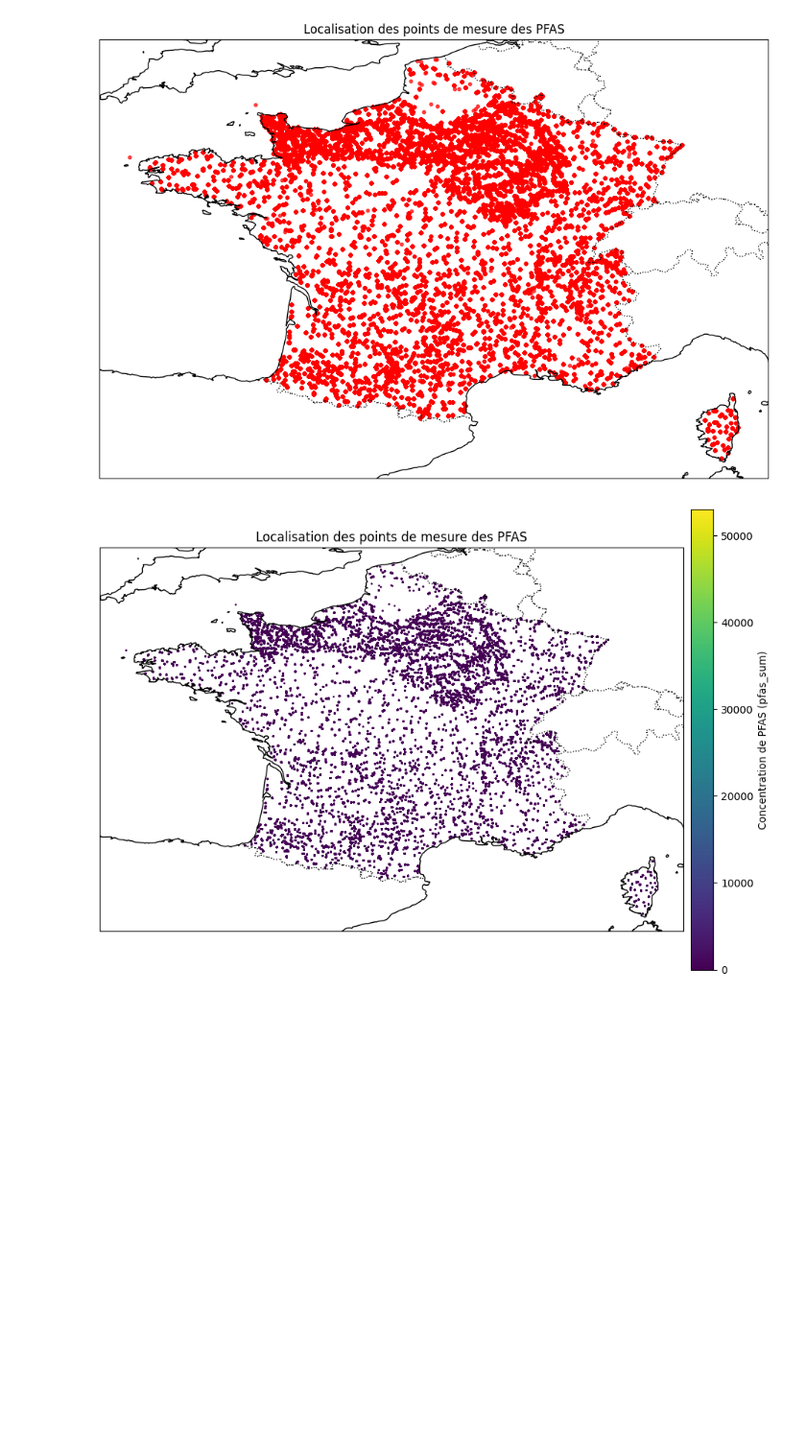
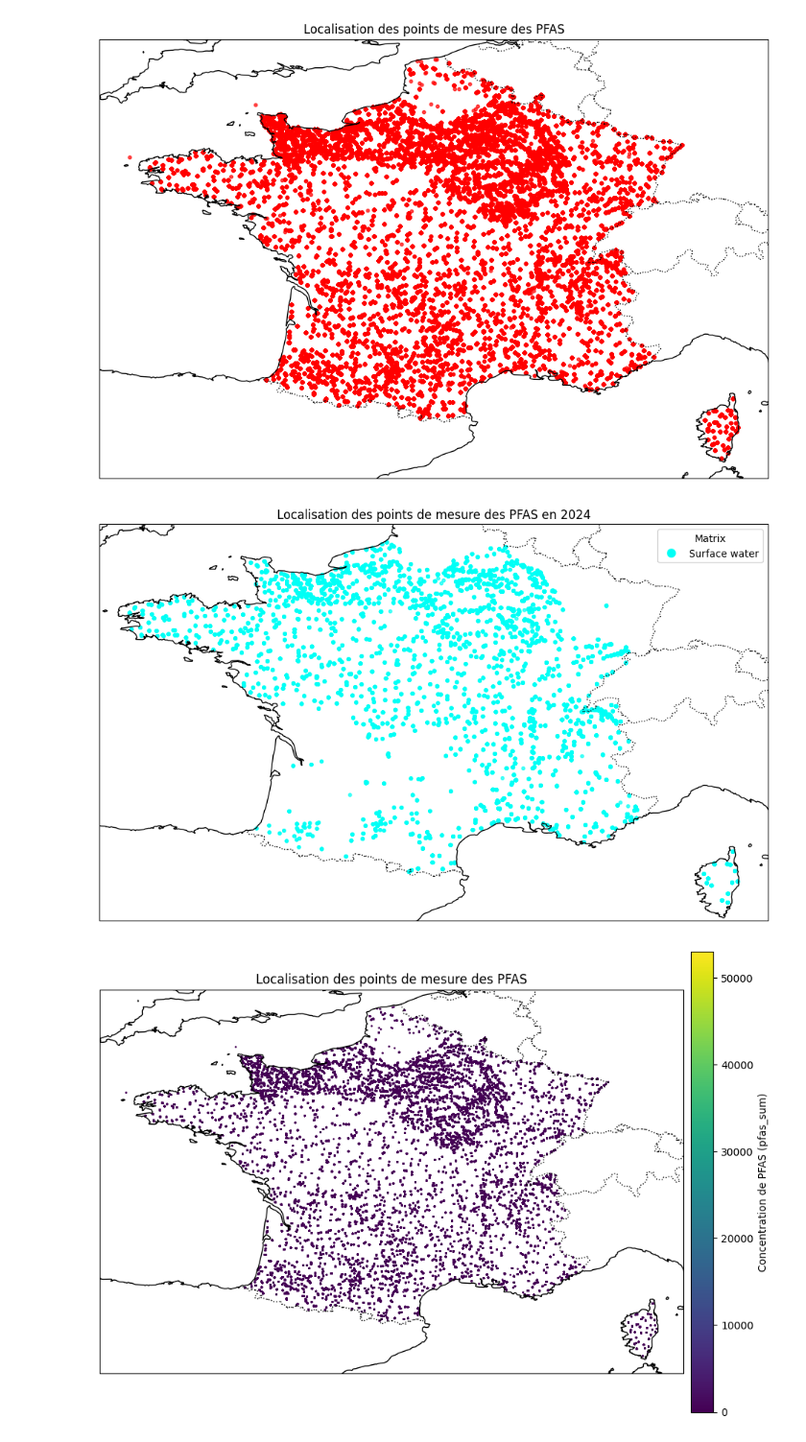
Before and after one commit to adwge99/Krigeage_PFAS, a Jupyter notebook: krigeage_nicolas.ipynb, the cells around one changed output. Shown at 96% size. Drawn from its saved outputs; the diff is of its cells as text; code cells hidden in the pictures; blank space fills up the shorter version.

```diff
--- a/krigeage_nicolas.ipynb
+++ b/krigeage_nicolas.ipynb
@@ -79,6 +109,47 @@ ax.set_title('Localisation des points de mesure des PFAS')
 plt.show()
 # %% [output]
 [figure]
+# %%
+import matplotlib.pyplot as plt
+import cartopy.crs as ccrs
+import cartopy.feature as cfeature
+import seaborn as sns
+
+# Filtrer le dataset pour l'année 2024
+df_2024 = df_num_surf_france[df_num_surf_france['year'] == 2023]
+
+# Créer la figure et les axes avec la projection appropriée
+fig, ax = plt.subplots(figsize=(12, 8), subplot_kw={'projection': ccrs.PlateCarree()})
+
+# Ajouter des traits côtiers pour un meilleur contexte géographique
+ax.coastlines()
+ax.add_feature(cfeature.BORDERS, linestyle=':')
+
+# Mapper les catégories de 'matrix' à des couleurs spécifiques
+unique_labels = df_2024['matrix'].unique()  # Extraire les labels uniques
+palette = sns.color_palette('hsv', len(unique_labels))  # Créer une palette de couleurs avec suffisamment de couleurs
+
+# Créer un dictionnaire pour mapper chaque label à une couleur
+color_map = {label: color for label, color in zip(unique_labels, palette)}
+
+# Appliquer les couleurs au scatter plot en fonction du label 'matrix'
+colors = df_2024['matrix'].map(color_map)  # Mapper les labels aux couleurs
+
+# Tracer les points de latitude et longitude avec la couleur correspondant à la catégorie 'matrix'
+scatter = ax.scatter(df_2024['lon'], df_2024['lat'], color=colors, s=10, alpha=0.7, transform=ccrs.PlateCarree())
+
+# Ajouter une légende manuelle avec les labels 'matrix'
+from matplotlib.lines import Line2D
+legend_elements = [Line2D([0], [0], marker='o', color='w', label=label, markerfacecolor=color, markersize=10)
+                   for label, color in color_map.items()]
+ax.legend(handles=legend_elements, title="Matrix")
+
+# Ajouter un titre
+ax.set_title('Localisation des points de mesure des PFAS en 2024')
+
+plt.show()
+# %% [output]
+[figure, added]
 # %%
 # Créer la figure et les axes avec la projection appropriée
 fig, ax = plt.subplots(figsize=(12, 8), subplot_kw={'projection': ccrs.PlateCarree()})
```
Also changed, not shown: parts of 45 cells of this notebook.
